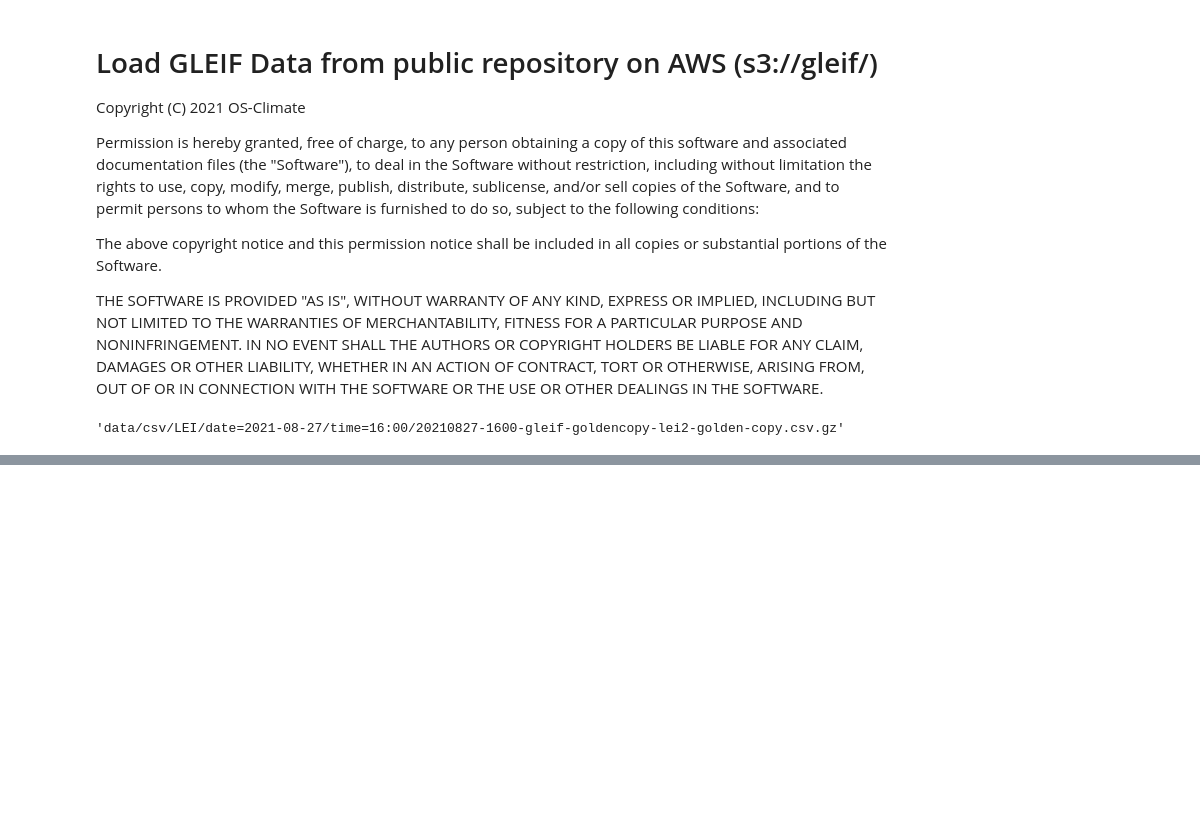
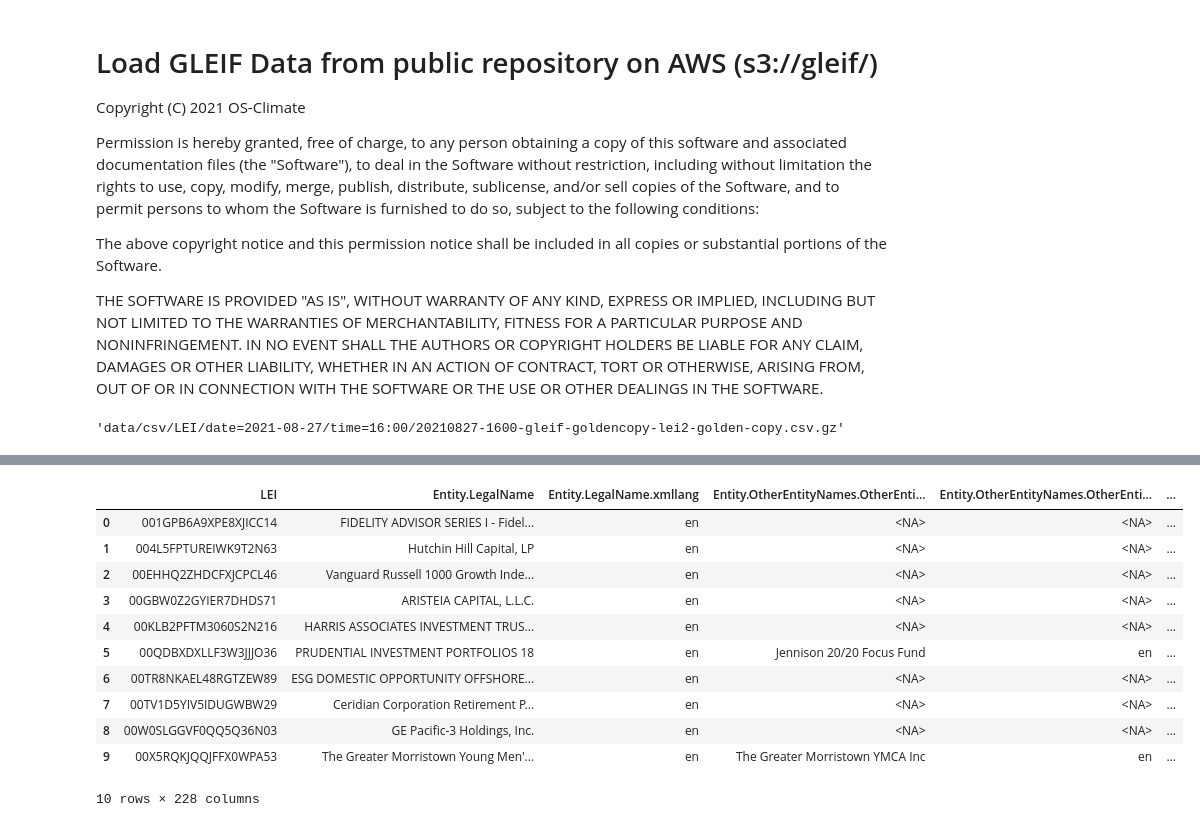
Before and after one commit to os-climate/data-platform-demo, a Jupyter notebook: notebooks/gleif_ingestion_sample.ipynb, the cells around one changed output, grey strips where cells are left out. Cells and saved outputs as stored; diff of their text form; code cells hidden in the pictures; blank space fills up the shorter version.

Commit message:
Extract gleif data from compressed file source

```diff
--- a/notebooks/gleif_ingestion_sample.ipynb
+++ b/notebooks/gleif_ingestion_sample.ipynb
@@ -42,0 +40,6 @@ LEI_data_sets[len(LEI_data_sets)-1]
+# %%
+from botocore import UNSIGNED
+from botocore.config import Config
+client = boto3.client('s3', config=Config(signature_version=UNSIGNED)) #low-level functional API
+obj = client.get_object(Bucket='gleif', Key=LEI_data_sets[len(LEI_data_sets)-1])
+lei_data_set = pd.read_csv(obj['Body'], nrows=10, compression='gzip').convert_dtypes()
@@ -42,0 +66,15 @@ LEI_data_sets[len(LEI_data_sets)-1]
+# %%
+lei_data_set
+# %% [output]
+|  | LEI | Entity.LegalName | Entity.LegalName.xmllang | Entity.OtherEntityNames.OtherEnti... | Entity.OtherEntityNames.OtherEnti... | ... |
+| 0 | 001GPB6A9XPE8XJICC14 | FIDELITY ADVISOR SERIES I - Fidel... | en | <NA> | <NA> | ... |
+| 1 | 004L5FPTUREIWK9T2N63 | Hutchin Hill Capital, LP | en | <NA> | <NA> | ... |
+| 2 | 00EHHQ2ZHDCFXJCPCL46 | Vanguard Russell 1000 Growth Inde... | en | <NA> | <NA> | ... |
+| 3 | 00GBW0Z2GYIER7DHDS71 | ARISTEIA CAPITAL, L.L.C. | en | <NA> | <NA> | ... |
+| 4 | 00KLB2PFTM3060S2N216 | HARRIS ASSOCIATES INVESTMENT TRUS... | en | <NA> | <NA> | ... |
+| 5 | 00QDBXDXLLF3W3JJJO36 | PRUDENTIAL INVESTMENT PORTFOLIOS 18 | en | Jennison 20/20 Focus Fund | en | ... |
+| 6 | 00TR8NKAEL48RGTZEW89 | ESG DOMESTIC OPPORTUNITY OFFSHORE... | en | <NA> | <NA> | ... |
+| 7 | 00TV1D5YIV5IDUGWBW29 | Ceridian Corporation Retirement P... | en | <NA> | <NA> | ... |
+| 8 | 00W0SLGGVF0QQ5Q36N03 | GE Pacific-3 Holdings, Inc. | en | <NA> | <NA> | ... |
+| 9 | 00X5RQKJQQJFFX0WPA53 | The Greater Morristown Young Men'... | en | The Greater Morristown YMCA Inc | en | ... |
+10 rows × 228 columns
```
Also changed, not shown: parts of 2 cells of this notebook.
